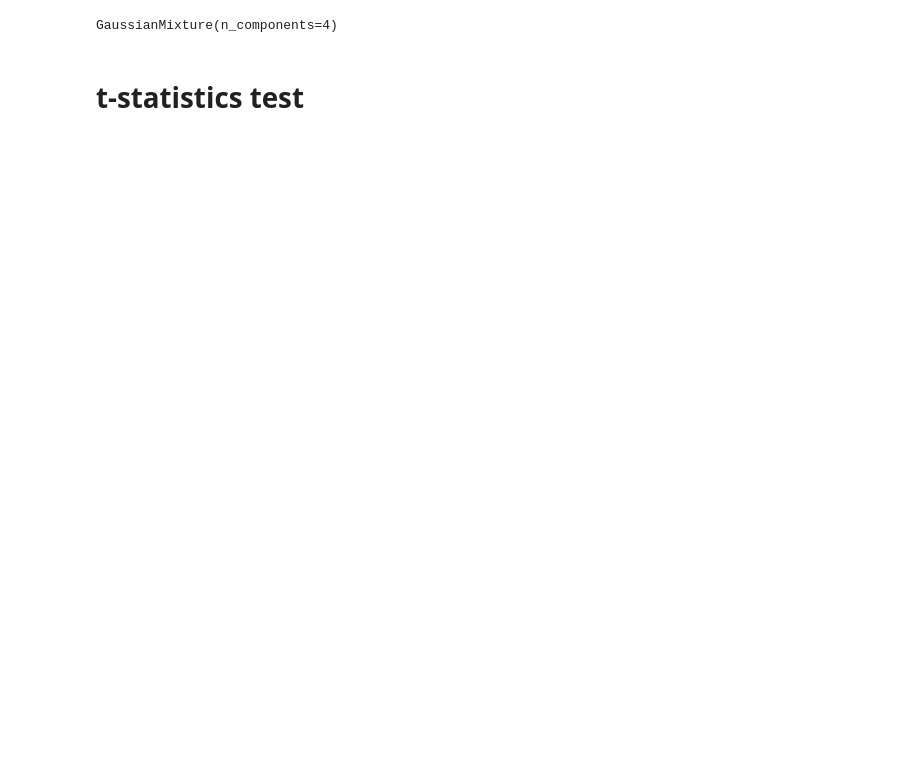
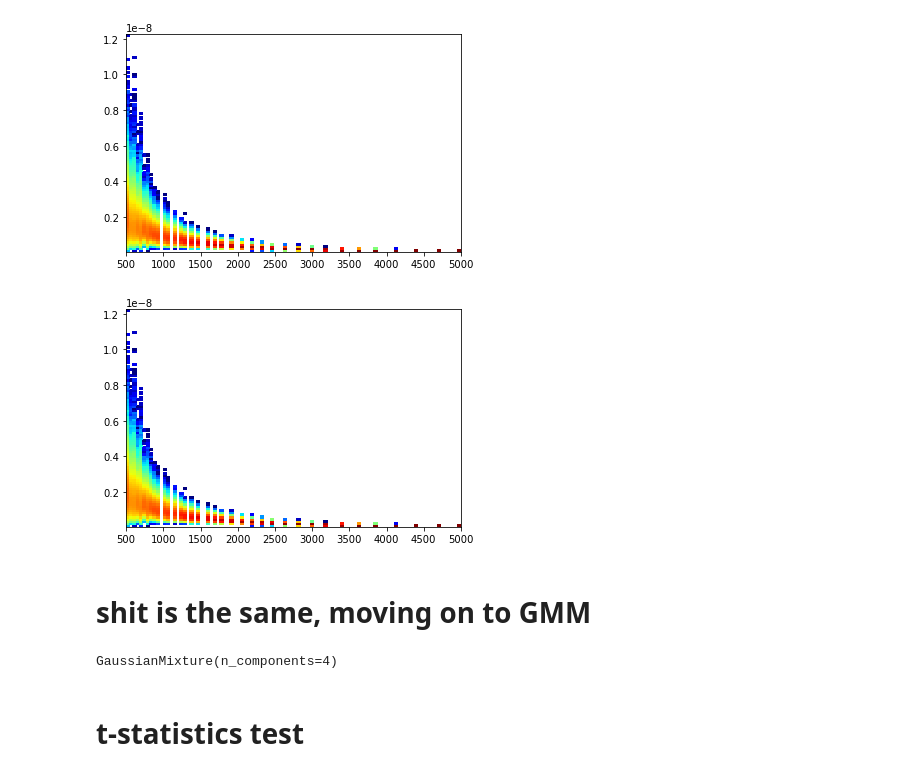
Before and after one commit to AlexandreAdam/FlowBasedLikelihoods, a Jupyter notebook: notebook/GMM.ipynb, the cells around one changed output. Saved outputs shown, nothing was run; the diff lists cells and outputs as text; code cells hidden in the pictures; blank space fills up the shorter version.

```diff
--- a/notebook/GMM.ipynb
+++ b/notebook/GMM.ipynb
@@ -31,3 +54,31 @@ train_data = data[ell_bins].to_numpy()
+# %%
+rereversed_data = (prepro_data ) @ np.linalg.inv(L) + np.mean(train_data,axis=0)
+
+# Prepare data for trained sampled data points
+smp_real_data = rereversed_data
+ells = smp_real_data.flatten()
+ells = np.vstack((ells, np.tile(np.logspace(np.log10(500), np.log10(5000), 37), len(smp_real_data)))).T
+l = ells[:, 1]
+P = ells[:,0]
+
+plt.figure()
+counts,ybins,xbins,image = plt.hist2d(l,P, bins=100, cmap="jet", norm=LogNorm())
+plt.show()
+
+# plot OG data for comparison
+smp_real_data = train_data
+ells = smp_real_data.flatten()
+ells = np.vstack((ells, np.tile(np.logspace(np.log10(500), np.log10(5000), 37), len(smp_real_data)))).T
+l = ells[:, 1]
+P = ells[:,0]
+plt.figure()
+counts,ybins,xbins,image = plt.hist2d(l,P, bins=100, cmap="jet", norm=LogNorm())
+plt.show()
+# %% [output]
+[figure, added]
+[figure, added]
+# %% [markdown]
+# shit is the same, moving on to GMM
 # %%
 gmm = GMM(n_components=4)
 # Train gmm on log of power spectrum
```
Also changed, not shown: parts of 16 cells of this notebook, 2 other files.
